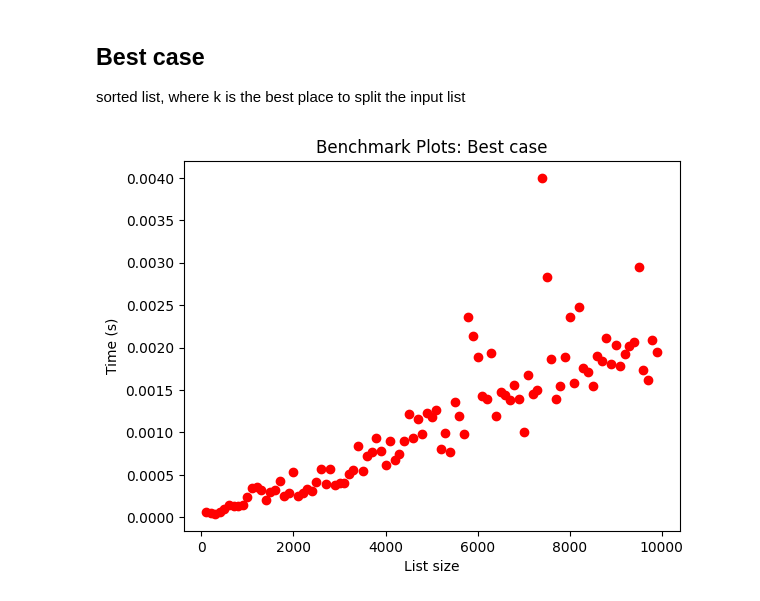
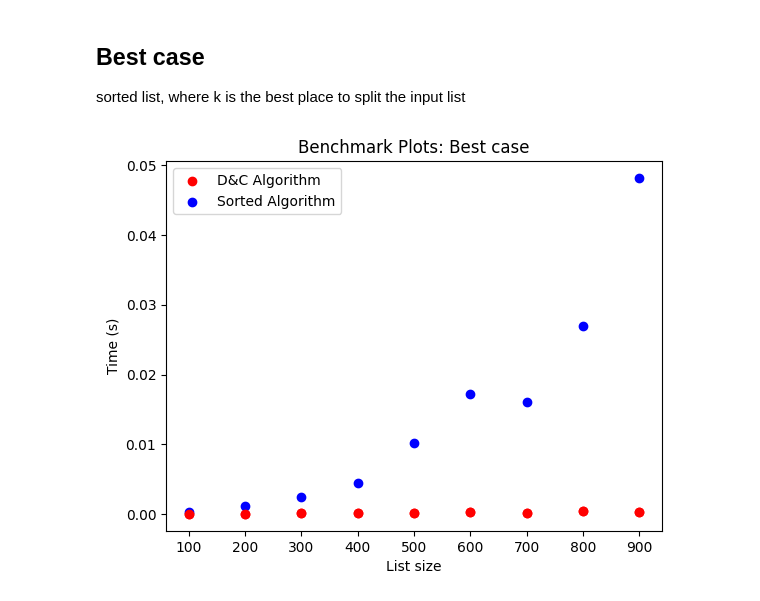
Before and after one commit to Insufficient-Charge/CSC3310_TeamN, a Jupyter notebook: Lab3.ipynb, the cells around one changed output. Cells and saved outputs as stored; diff of their text form; code cells hidden in the pictures.

```diff
--- a/Lab3.ipynb
+++ b/Lab3.ipynb
@@ -200,16 +230,27 @@ import matplotlib.pyplot as plt
 import numpy as np
 # %%
 avg_times = []
-ns = range(100, int(10e3), 100)
+sorted_times = []
+ns = range(1000, int(10000), 1000)
 num_cases = 10
 
+# Benchmark the D&C approach
 for n in ns:
     cases = [random.sample(range(100000), n) for _ in range(num_cases)]
-    elapsed_times = [benchmark(case, k=random.randint(1,n), do_print=False) for case in cases]
+    elapsed_times = [benchmark(case, k=random.randint(1,n), algorithm=kSmall, do_print=False) for case in cases]
     elapsed_avg_time = sum(elapsed_times) / len(elapsed_times)
     avg_times.append(elapsed_avg_time)
 
+# Benchmark the basic sorting approach
+for n in ns:
+    cases = [random.sample(range(100000), n) for _ in range(num_cases)]
+    elapsed_times = [benchmark(case, k=random.randint(1,n), algorithm=sorted_approach, do_print=False) for case in cases]
+    elapsed_avg_time = sum(elapsed_times) / len(elapsed_times)
+    sorted_times.append(elapsed_avg_time)
+
 plt.scatter(ns, avg_times, color='red')
+plt.scatter(ns, sorted_times, color='blue')
+plt.legend(["D&C Algorithm", "Sorted Algorithm"])
 
 # Title & axis labels
 plt.title("Benchmark Plots: Average case")
@@ -224,14 +265,27 @@ plt.show()
 reverse-sorted list, where k=n
 # %%
 avg_times = []
-ns = range(100, int(10e3), 100)
+sorted_times = []
+ns = range(100, int(1000), 100)
 num_cases = 10
 
+# Benchmark the D&C approach
 for n in ns:
     cases = [sorted(random.sample(range(100000), n), reverse=True) for _ in range(num_cases)]
     elapsed_times = [benchmark(case, k=n, do_print=False) for case in cases]
     elapsed_avg_time = sum(elapsed_times) / len(elapsed_times)
     avg_times.append(elapsed_avg_time)
+
+# Benchmark the basic sorting approach
+for n in ns:
+    cases = [random.sample(range(100000), n) for _ in range(num_cases)]
+    elapsed_times = [benchmark(case, k=random.randint(1,n), algorithm=sorted_approach, do_print=False) for case in cases]
+    elapsed_avg_time = sum(elapsed_times) / len(elapsed_times)
+    sorted_times.append(elapsed_avg_time)
+
+plt.scatter(ns, avg_times, color='red')
+plt.scatter(ns, sorted_times, color='blue')
+plt.legend(["D&C Algorithm", "Sorted Algorithm"])
 
 plt.scatter(ns, avg_times, color='red')
 # Title & axis labels
@@ -247,20 +301,33 @@ plt.show()
 sorted list, where k is the best place to split the input list
 # %%
 avg_times = []
-ns = range(100, int(10e3), 100)
+sorted_times = []
+ns = range(100, int(1000), 100)
 num_cases = 10
 
+# Benchmark the D&C approach
 for n in ns:
     cases = [sorted(random.sample(range(100000), n), reverse=False) for _ in range(num_cases)]
     elapsed_times = [benchmark(case, k=n/2, do_print=False) for case in cases]
     elapsed_avg_time = sum(elapsed_times) / len(elapsed_times)
     avg_times.append(elapsed_avg_time)
+
+# Benchmark the basic sorting approach
+for n in ns:
+    cases = [random.sample(range(100000), n) for _ in range(num_cases)]
+    elapsed_times = [benchmark(case, k=random.randint(1,n), algorithm=sorted_approach, do_print=False) for case in cases]
+    elapsed_avg_time = sum(elapsed_times) / len(elapsed_times)
+    sorted_times.append(elapsed_avg_time)
+
+plt.scatter(ns, avg_times, color='red')
+plt.scatter(ns, sorted_times, color='blue')
+plt.legend(["D&C Algorithm", "Sorted Algorithm"])
 
 plt.scatter(ns, avg_times, color='red')
 # Title & axis labels
 plt.title("Benchmark Plots: Best case")
 plt.xlabel("List size")
 plt.ylabel("Time (s)")
 plt.show()
 # %% [output]
-[figure, old version]
+[figure, new version]
```
Also changed, not shown: parts of 6 cells of this notebook.
